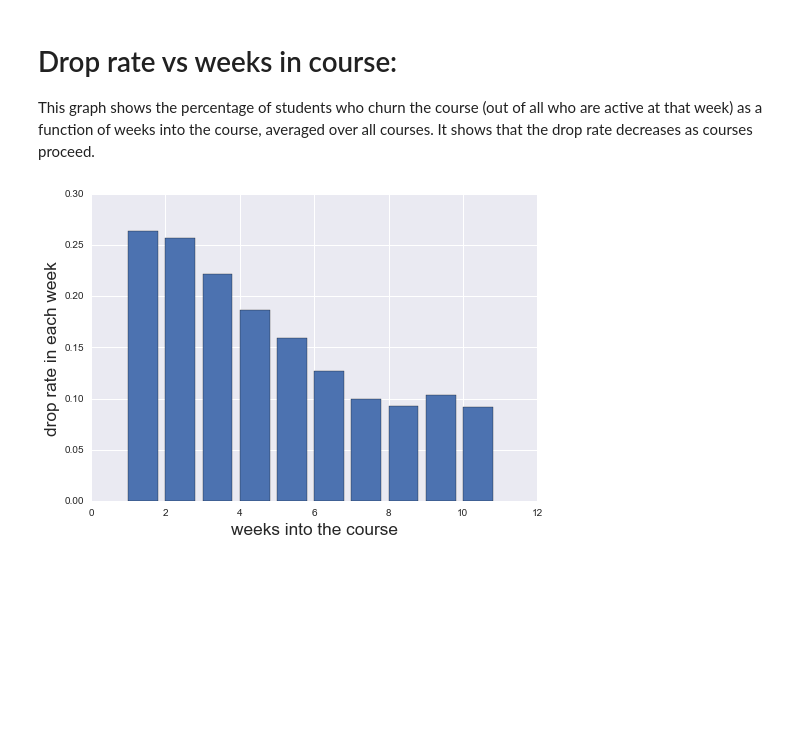
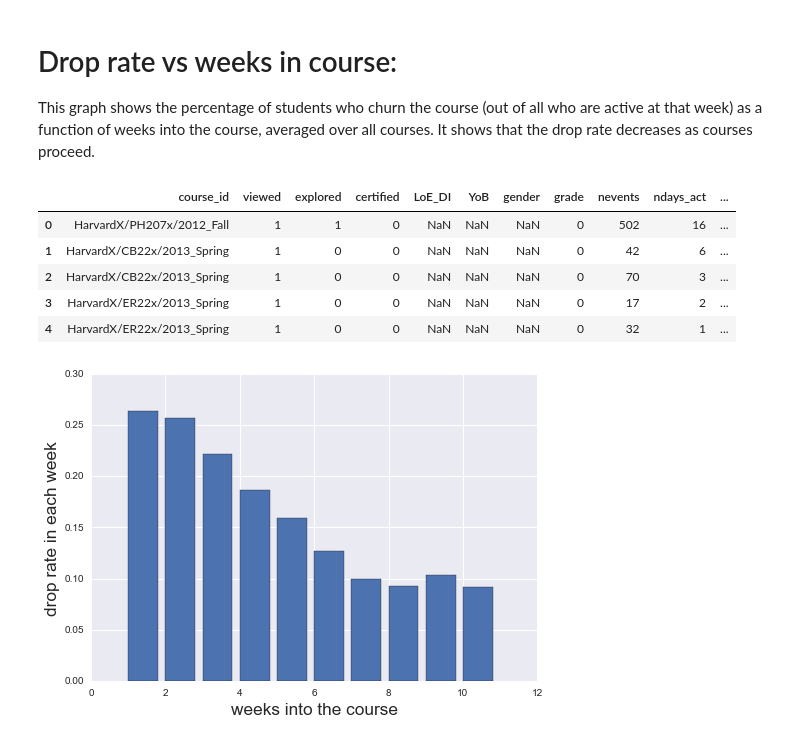
Before and after one commit to hadi-ds/mooc, a Jupyter notebook: DataPreparation.ipynb, the cells around one changed output. Cells and saved outputs as stored; diff of their text form; code cells hidden in the pictures; blank space fills up the shorter version.

```diff
--- a/DataPreparation.ipynb
+++ b/DataPreparation.ipynb
@@ -308,6 +301,15 @@ plt.show()
 # %% [markdown]
 # Drop rate vs weeks in course:
 This graph shows the percentage of students who churn the course (out of all who are active at that week) as a function of weeks into the course, averaged over all courses. It shows that the drop rate decreases as courses proceed.
+# %%
+df_out.head()
+# %% [output]
+|  | course_id | viewed | explored | certified | LoE_DI | YoB | gender | grade | nevents | ndays_act | ... |
+| 0 | HarvardX/PH207x/2012_Fall | 1 | 1 | 0 | NaN | NaN | NaN | 0 | 502 | 16 | ... |
+| 1 | HarvardX/CB22x/2013_Spring | 1 | 0 | 0 | NaN | NaN | NaN | 0 | 42 | 6 | ... |
+| 2 | HarvardX/CB22x/2013_Spring | 1 | 0 | 0 | NaN | NaN | NaN | 0 | 70 | 3 | ... |
+| 3 | HarvardX/ER22x/2013_Spring | 1 | 0 | 0 | NaN | NaN | NaN | 0 | 17 | 2 | ... |
+| 4 | HarvardX/ER22x/2013_Spring | 1 | 0 | 0 | NaN | NaN | NaN | 0 | 32 | 1 | ... |
 # %%
 courses = df_out['course_id'].unique()
 x = linspace(1, 10, 10)
```
Also changed, not shown: parts of 13 cells of this notebook, 2 other files.
